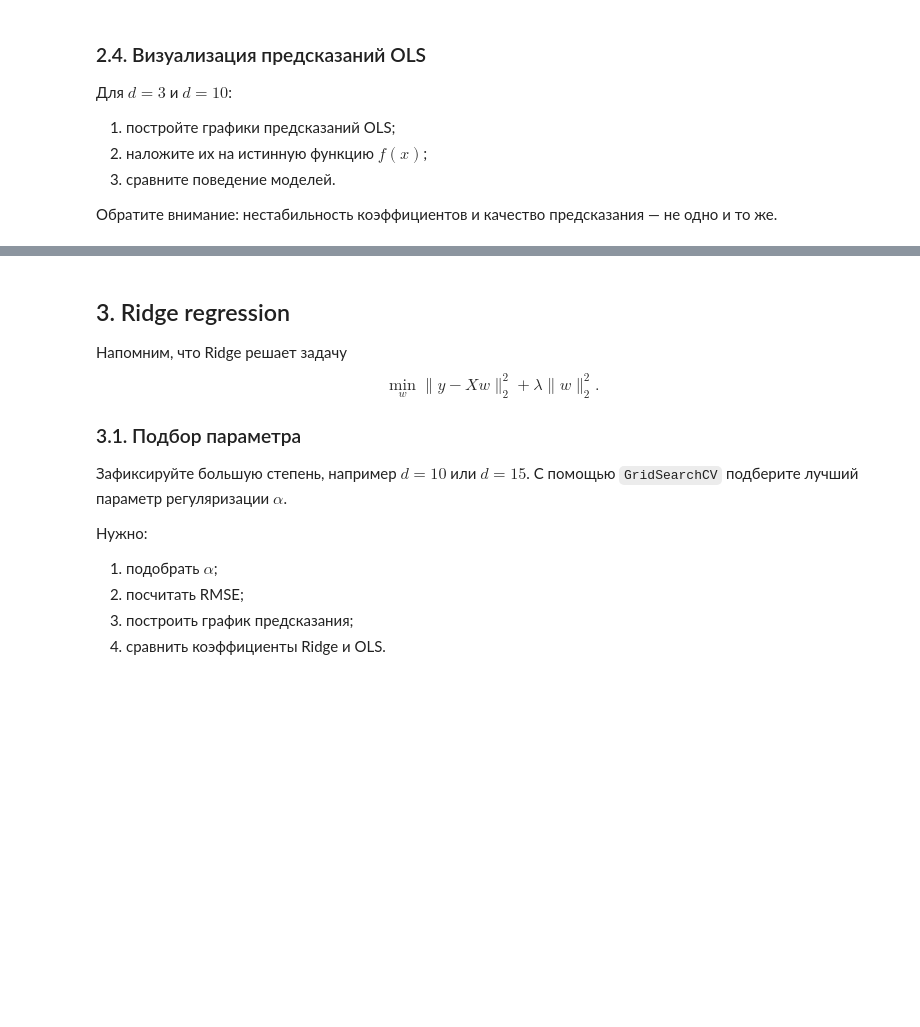
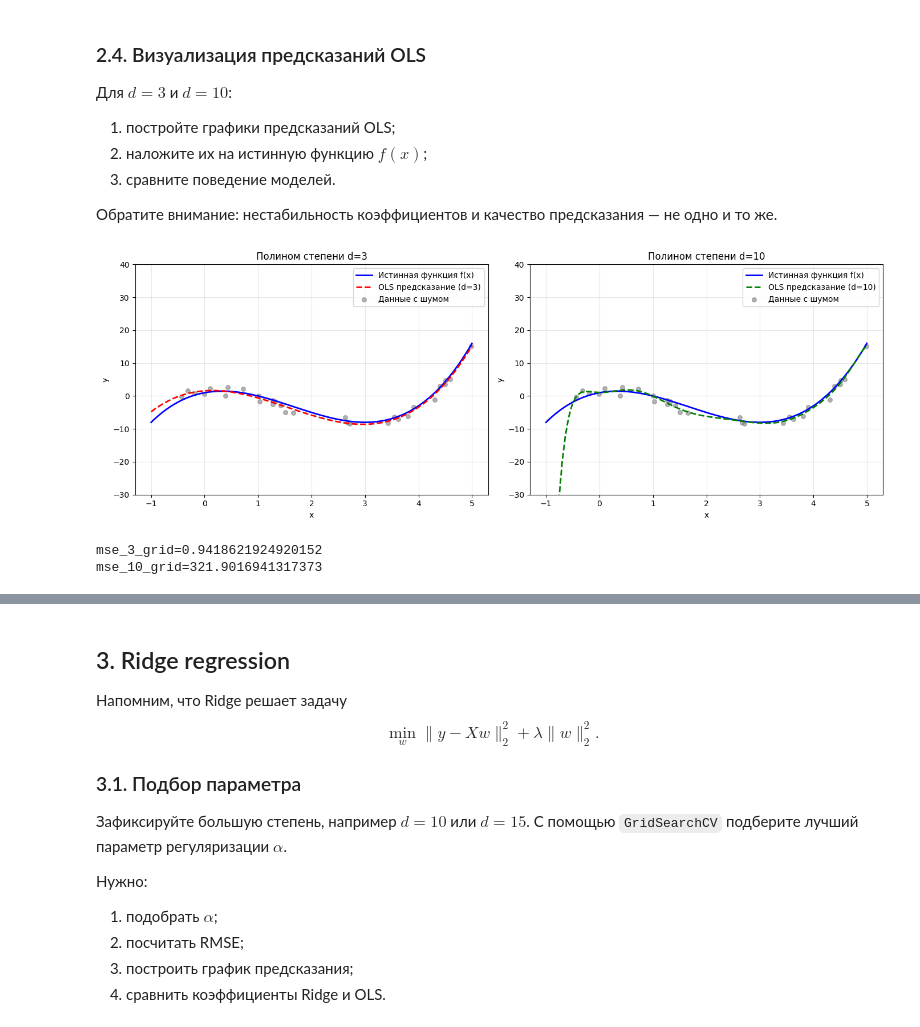
Before and after one commit to DmytryPan/ml-math-base-course, a Jupyter notebook: lab-04/Lab_code_4.ipynb, the cells around one changed output, grey strips where cells are left out. Cells and saved outputs as stored; diff of their text form; code cells hidden in the pictures; blank space fills up the shorter version.

```diff
--- a/lab-04/Lab_code_4.ipynb
+++ b/lab-04/Lab_code_4.ipynb
@@ -172,3 +208,23 @@ $$
 3. Сопоставьте результат с величиной $1/\sigma_r(X)$.
 
 Кратко объясните, почему маленькое возмущение в $y$ может сильно менять коэффициенты.
+# %%
+delta_y = 0.001 * np.random.randn(m)  # случайное возмущение
+y_eps = y + delta_y
+
+lr = LinearRegression(fit_intercept=False)
+lr.fit(X_10, y)
+w = lr.coef_
+
+lr_eps = LinearRegression(fit_intercept=False)
+lr_eps.fit(X_10, y_eps)
+w_eps = lr_eps.coef_
+
+delta_w = w_eps - w
+norm_delta_y = np.linalg.norm(delta_y)
+norm_delta_w = np.linalg.norm(delta_w)
+
+print(f"\n||δy|| = {norm_delta_y:.4e}")
+print(f"||δw|| = {norm_delta_w:.4e}")
+print(f"||δw|| / ||δy|| = {norm_delta_w / norm_delta_y:.4e}")
+print(f"1/σ_min = {1/S_10[-1]:.4e}")
@@ -181,3 +248,54 @@ $$
 3. сравните поведение моделей.
 
 Обратите внимание: нестабильность коэффициентов и качество предсказания — не одно и то же.
+# %%
+lr_3 = LinearRegression(fit_intercept=False)
+lr_3.fit(X_3, y)
+X_grid_3 = pf_3.transform(X_grid.reshape(-1, 1))
+y_grid_pred_3 = lr_3.predict(X_grid_3)
+
+lr_10 = LinearRegression(fit_intercept=False)
+lr_10.fit(X_10, y)
+X_grid_10 = pf_10.transform(X_grid.reshape(-1, 1))
+y_pred_10 = lr_10.predict(X_10)
+y_grid_pred_10 = lr_10.predict(X_grid_10)
+
+plt.figure(figsize=(14, 5))
+
+# График 1: предсказания для d=3
+plt.subplot(1, 2, 1)
+plt.plot(X_grid, y_grid, 'b-', linewidth=2, label='Истинная функция f(x)')
+plt.plot(X_grid, y_grid_pred_3, 'r--', linewidth=2, label='OLS предсказание (d=3)')
+plt.scatter(X, y, alpha=0.6, s=30, c='gray', label='Данные с шумом')
+plt.xlabel('x')
+plt.ylabel('y')
+plt.title(f'Полином степени d=3')
+plt.legend()
+plt.grid(True, alpha=0.3)
+plt.ylim(-30, 40)
+
+# График 2: предсказания для d=10
+plt.subplot(1, 2, 2)
+plt.plot(X_grid, y_grid, 'b-', linewidth=2, label='Истинная функция f(x)')
+plt.plot(X_grid, y_grid_pred_10, 'g--', linewidth=2, label='OLS предсказание (d=10)')
+plt.scatter(X, y, alpha=0.6, s=30, c='gray', label='Данные с шумом')
+plt.xlabel('x')
+plt.ylabel('y')
+plt.title(f'Полином степени d=10')
+plt.legend()
+plt.grid(True, alpha=0.3)
+plt.ylim(-30, 40)
+
+plt.tight_layout()
+plt.show()
+# %% [output]
+[figure, added]
+# %%
+# Сравнение на тестовой сетке
+mse_3_grid = np.mean((y_grid_pred_3 - y_grid)**2)
+mse_10_grid = np.mean((y_grid_pred_10 - y_grid)**2)
+print(f'mse_3_grid={mse_3_grid}')
+print(f'mse_10_grid={mse_10_grid}')
+# %% [output]
+mse_3_grid=0.9418621924920152
+mse_10_grid=321.9016941317373
```
Also changed, not shown: parts of 8 cells of this notebook.
